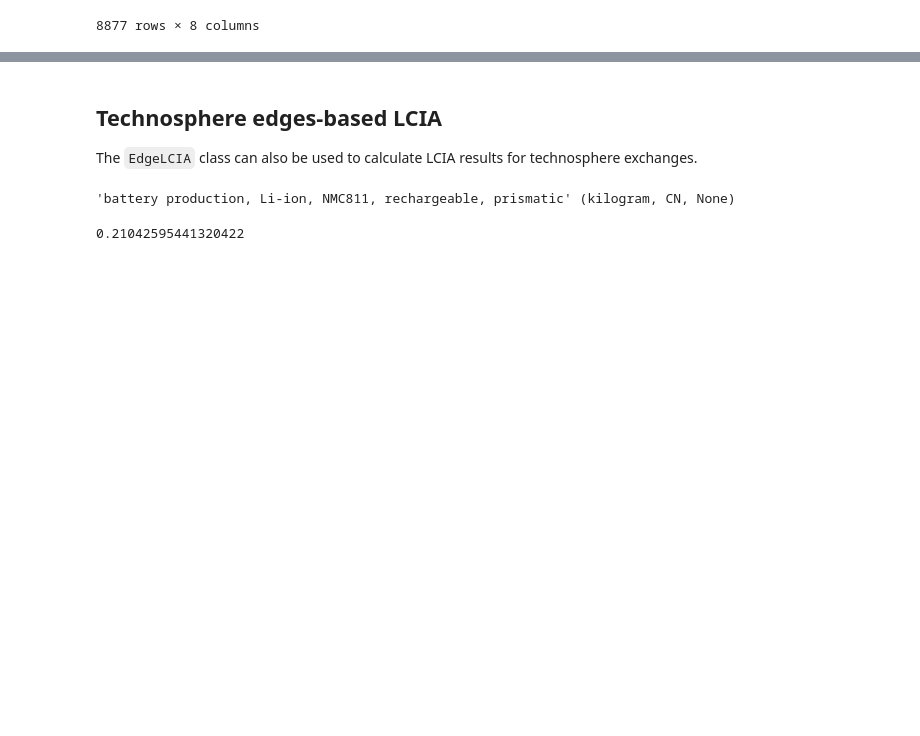
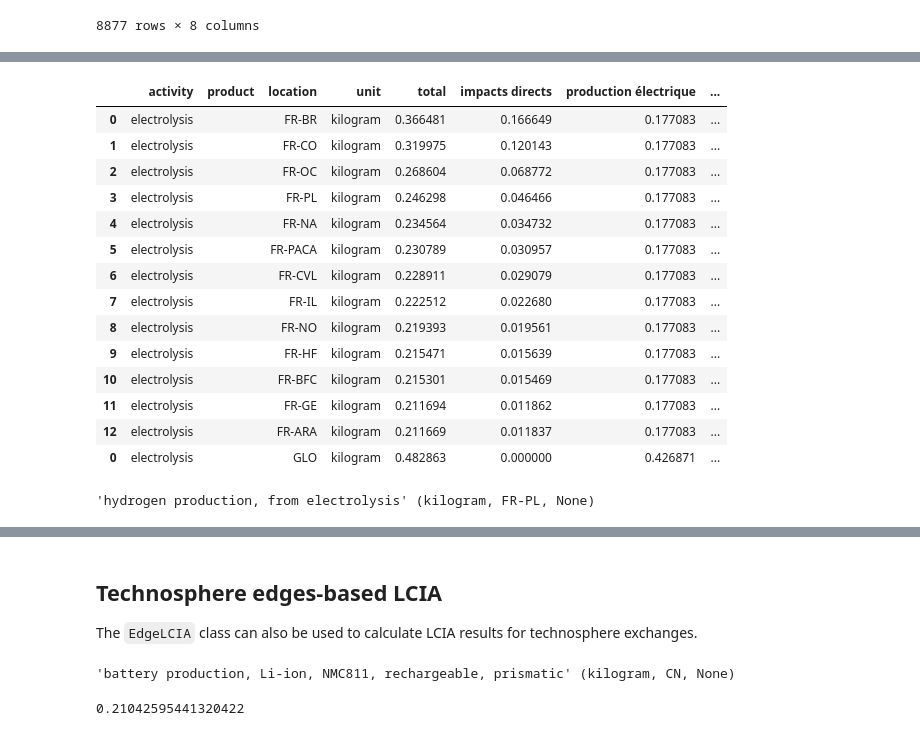
Before and after one commit to philoubet/edges, a Jupyter notebook: examples/examples.ipynb, the cells around one changed output, grey strips where cells are left out. Cells and saved outputs as stored; diff of their text form; code cells hidden in the pictures; blank space fills up the shorter version.

```diff
--- a/examples/examples.ipynb
+++ b/examples/examples.ipynb
@@ -225,0 +301,22 @@ plt.show()
+# %%
+df
+# %% [output]
+|  | activity | product | location | unit | total | impacts directs | production électrique | ... |
+| 0 | electrolysis |  | FR-BR | kilogram | 0.366481 | 0.166649 | 0.177083 | ... |
+| 1 | electrolysis |  | FR-CO | kilogram | 0.319975 | 0.120143 | 0.177083 | ... |
+| 2 | electrolysis |  | FR-OC | kilogram | 0.268604 | 0.068772 | 0.177083 | ... |
+| 3 | electrolysis |  | FR-PL | kilogram | 0.246298 | 0.046466 | 0.177083 | ... |
+| 4 | electrolysis |  | FR-NA | kilogram | 0.234564 | 0.034732 | 0.177083 | ... |
+| 5 | electrolysis |  | FR-PACA | kilogram | 0.230789 | 0.030957 | 0.177083 | ... |
+| 6 | electrolysis |  | FR-CVL | kilogram | 0.228911 | 0.029079 | 0.177083 | ... |
+| 7 | electrolysis |  | FR-IL | kilogram | 0.222512 | 0.022680 | 0.177083 | ... |
+| 8 | electrolysis |  | FR-NO | kilogram | 0.219393 | 0.019561 | 0.177083 | ... |
+| 9 | electrolysis |  | FR-HF | kilogram | 0.215471 | 0.015639 | 0.177083 | ... |
+| 10 | electrolysis |  | FR-BFC | kilogram | 0.215301 | 0.015469 | 0.177083 | ... |
+| 11 | electrolysis |  | FR-GE | kilogram | 0.211694 | 0.011862 | 0.177083 | ... |
+| 12 | electrolysis |  | FR-ARA | kilogram | 0.211669 | 0.011837 | 0.177083 | ... |
+| 0 | electrolysis |  | GLO | kilogram | 0.482863 | 0.000000 | 0.426871 | ... |
+# %%
+FU[0]
+# %% [output]
+'hydrogen production, from electrolysis' (kilogram, FR-PL, None)
```
Also changed, not shown: parts of 17 cells of this notebook, 1 other file.
